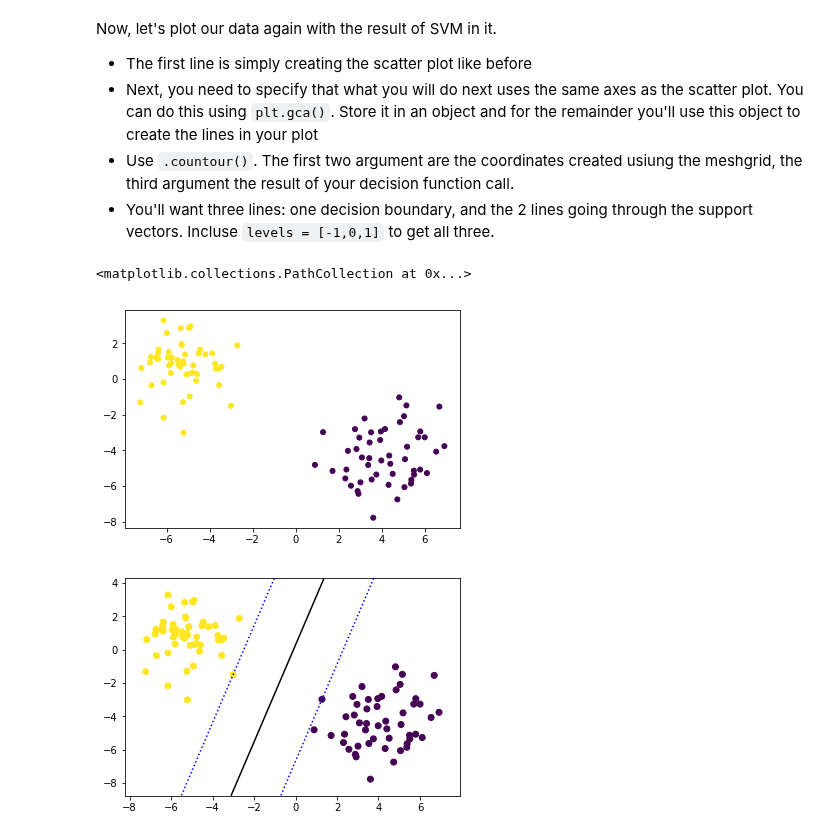
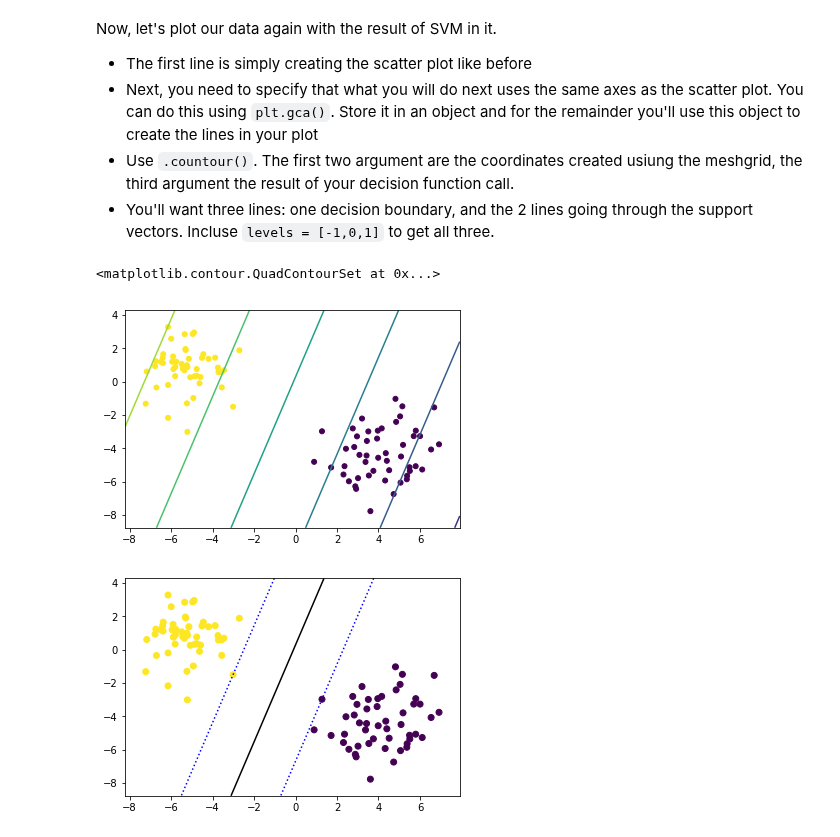
Before and after one commit to aschams/dsc-building-an-svm-using-scikit-learn-lab-dc-ds-060319, a Jupyter notebook: index.ipynb, the cells around one changed output. Cells and saved outputs as stored; diff of their text form; code cells hidden in the pictures.

```diff
--- a/index.ipynb
+++ b/index.ipynb
@@ -127,10 +127,10 @@ Now, let's plot our data again with the result of SVM in it.
 # %%
 _ = plt.scatter(X_1[:, 0], X_1[:, 1], c = y_1, s=25)
 plot = plt.gca()
-plt.contour(X11_C, X12_C, )
+plt.contour(X11_C, X12_C, boundary)
 # %% [output]
-<matplotlib.collections.PathCollection at 0x...>
+<matplotlib.contour.QuadContourSet at 0x...>
-[figure, old version]
+[figure, new version]
 # %%
 # Your code here
 # %% [output]
```
